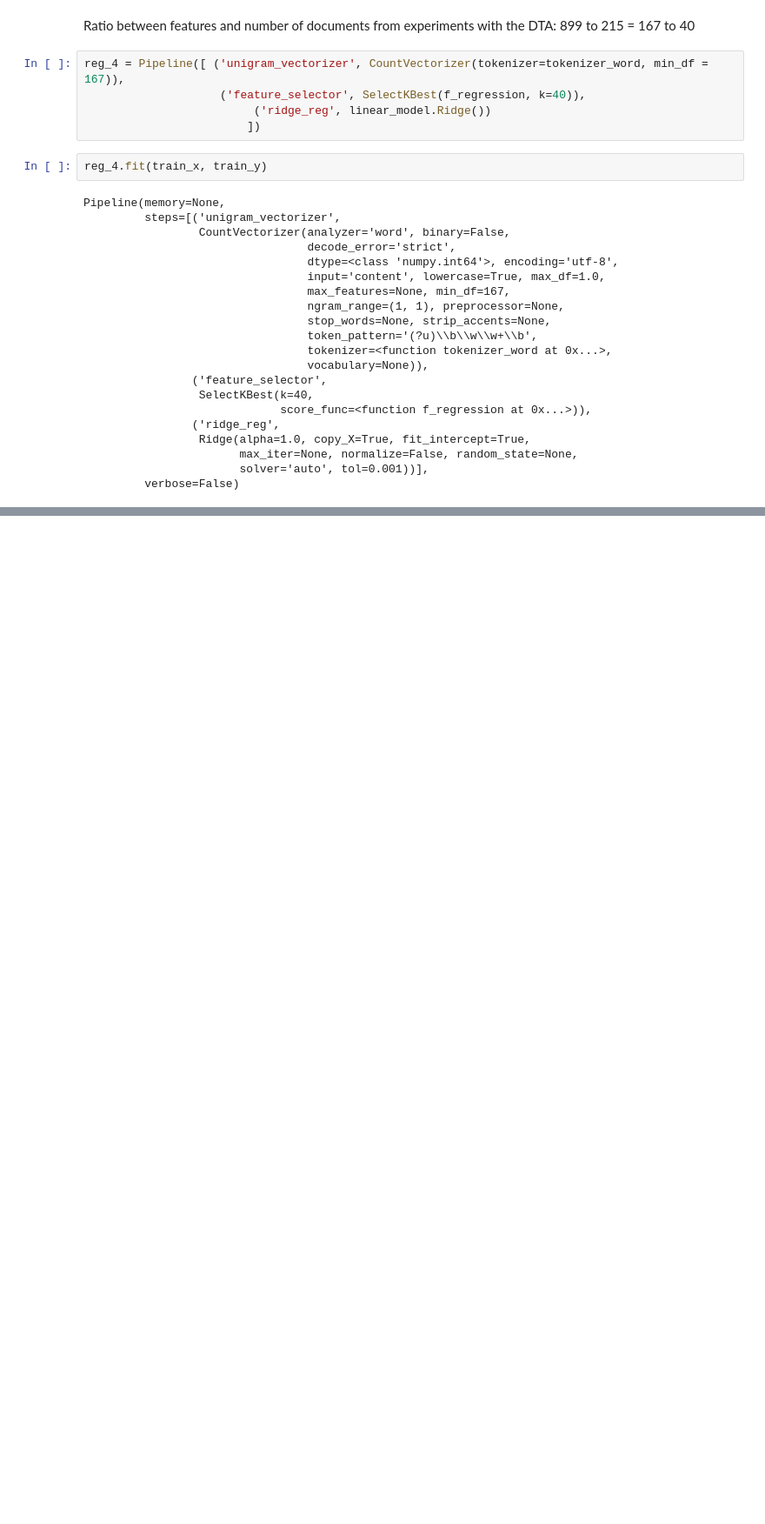
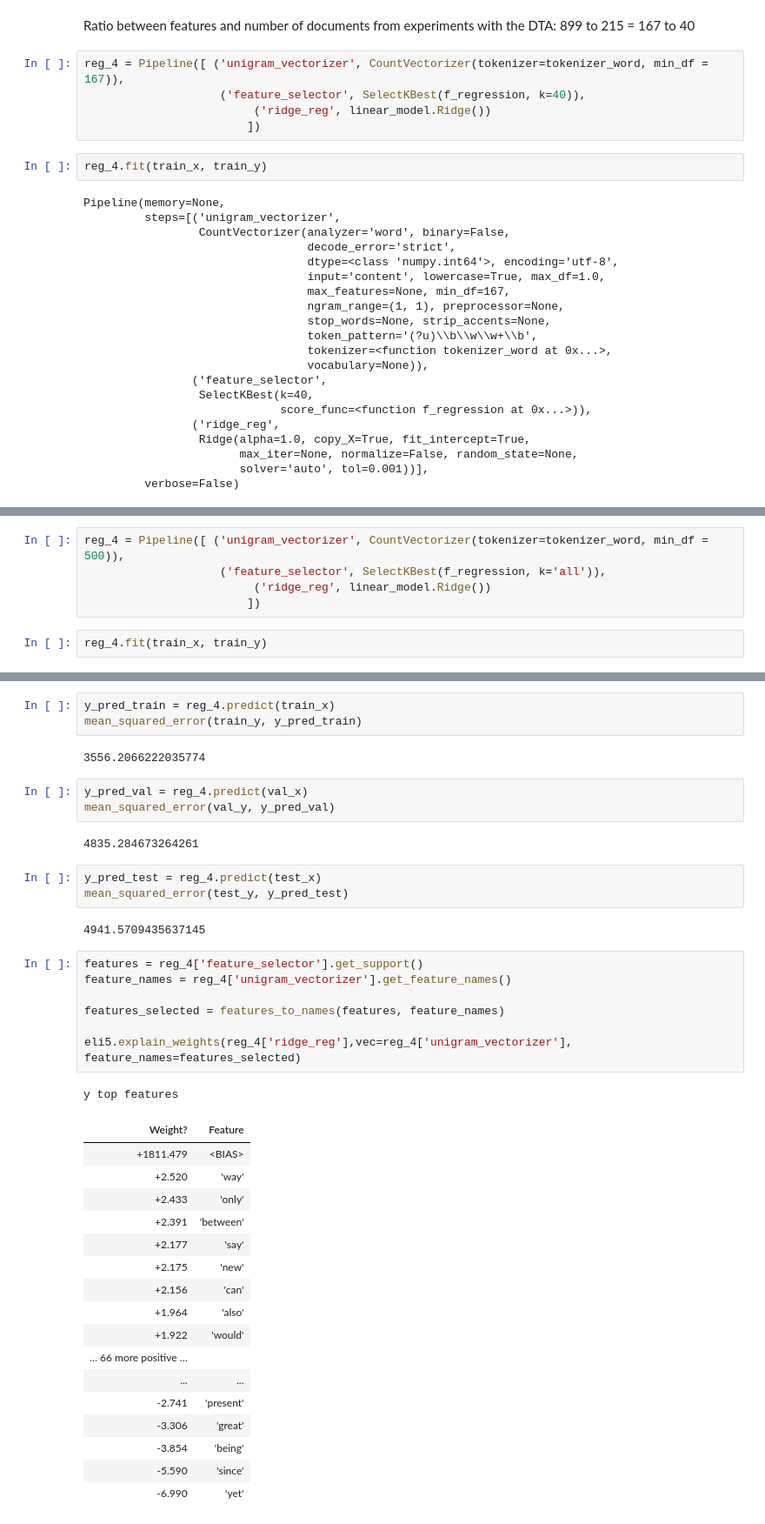
Before and after one commit to DianaLaura/MasterThesis, a Jupyter notebook: Notebooks_Experiments/Exp1b_linear_regression_minOccurences.ipynb, the cells around one changed output, grey strips where cells are left out. Shown at 87% size. Saved outputs shown, nothing was run; the diff lists cells and outputs as text; blank space fills up the shorter version.

```diff
--- a/Notebooks_Experiments/Exp1b_linear_regression_minOccurences.ipynb
+++ b/Notebooks_Experiments/Exp1b_linear_regression_minOccurences.ipynb
@@ -652,0 +922,7 @@ y top features
+# %%
+reg_4 = Pipeline([ ('unigram_vectorizer', CountVectorizer(tokenizer=tokenizer_word, min_df = 500)),
+                    ('feature_selector', SelectKBest(f_regression, k='all')),
+                         ('ridge_reg', linear_model.Ridge())
+                        ])
+# %%
+reg_4.fit(train_x, train_y)
@@ -652,0 +950,41 @@ y top features
+# %%
+y_pred_train = reg_4.predict(train_x)
+mean_squared_error(train_y, y_pred_train)
+# %% [output]
+3556.2066222035774
+# %%
+y_pred_val = reg_4.predict(val_x)
+mean_squared_error(val_y, y_pred_val)
+# %% [output]
+4835.284673264261
+# %%
+y_pred_test = reg_4.predict(test_x)
+mean_squared_error(test_y, y_pred_test)
+# %% [output]
+4941.5709435637145
+# %%
+features = reg_4['feature_selector'].get_support()
+feature_names = reg_4['unigram_vectorizer'].get_feature_names()
+
+features_selected = features_to_names(features, feature_names)
+
+eli5.explain_weights(reg_4['ridge_reg'],vec=reg_4['unigram_vectorizer'], feature_names=features_selected)
+# %% [output]
+y top features
+| Weight? | Feature |
+| +1811.479 | <BIAS> |
+| +2.520 | 'way' |
+| +2.433 | 'only' |
+| +2.391 | 'between' |
+| +2.177 | 'say' |
+| +2.175 | 'new' |
+| +2.156 | 'can' |
+| +1.964 | 'also' |
+| +1.922 | 'would' |
+| … 66 more positive … |  |
+| ... | ... |
+| -2.741 | 'present' |
+| -3.306 | 'great' |
+| -3.854 | 'being' |
+| -5.590 | 'since' |
+| -6.990 | 'yet' |
```
Also changed, not shown: parts of 98 cells of this notebook.
